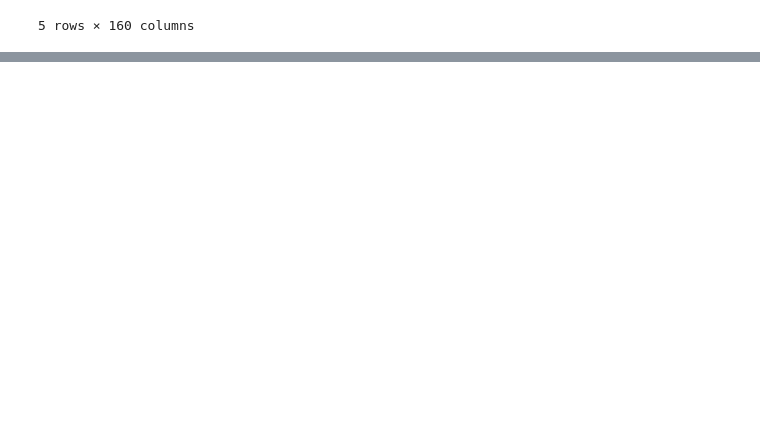
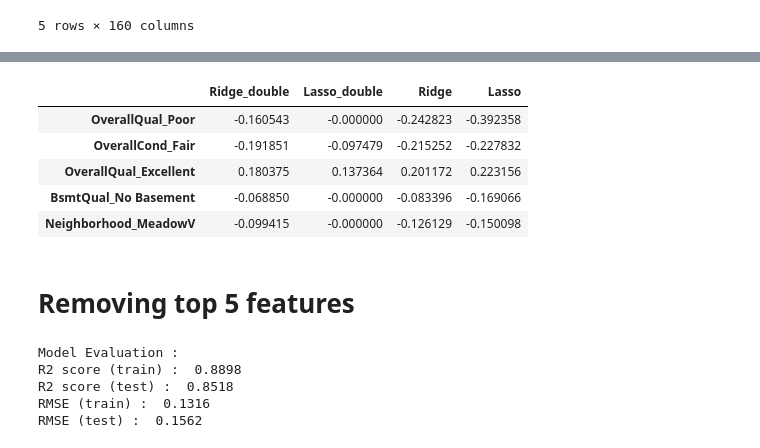
Before and after one commit to mikhil-varshney/House-Price-Prediction, a Jupyter notebook: Assignment Surprise.ipynb, the cells around one changed output, grey strips where cells are left out. Cells and saved outputs as stored; diff of their text form; code cells hidden in the pictures; blank space fills up the shorter version.

```diff
--- a/Assignment Surprise.ipynb
+++ b/Assignment Surprise.ipynb
@@ -1278,0 +1280,14 @@ final_metric
+# %%
+# Model Building
+ridge_model = Ridge(alpha=4)
+ridge_model.fit(X_train, y_train)
+
+# Predicting
+y_train_pred = ridge_model.predict(X_train)
+y_test_pred = ridge_model.predict(X_test)
+
+print("Model Evaluation :")
+print('R2 score (train) : ',round(r2_score(y_train,y_train_pred), 4))
+print('R2 score (test) : ',round(r2_score(y_test,y_test_pred), 4))
+print('RMSE (train) : ', round(np.sqrt(mean_squared_error(y_train, y_train_pred)), 4))
+print('RMSE (test) : ', round(np.sqrt(mean_squared_error(y_test, y_test_pred)), 4))
@@ -1278,0 +1300,14 @@ final_metric
+# %%
+# Model Building
+lasso_model = Lasso(alpha=0.0025)
+lasso_model.fit(X_train, y_train)
+
+# Predicting
+y_train_pred = lasso_model.predict(X_train)
+y_test_pred = lasso_model.predict(X_test)
+
+print("Model Evaluation :")
+print('R2 score (train) : ',round(r2_score(y_train,y_train_pred), 4))
+print('R2 score (test) : ',round(r2_score(y_test,y_test_pred), 4))
+print('RMSE (train) : ', round(np.sqrt(mean_squared_error(y_train, y_train_pred)), 4))
+print('RMSE (test) : ', round(np.sqrt(mean_squared_error(y_test, y_test_pred)), 4))
@@ -1278,0 +1320,12 @@ final_metric
+# %%
+model_coefficients = pd.DataFrame(index=X_test.columns)
+model_coefficients.rows = X_test.columns
+
+model_coefficients['Ridge_double'] = ridge_model.coef_
+model_coefficients['Lasso_double'] = lasso_model.coef_
+model_coefficients['Ridge'] = ridge.coef_
+model_coefficients['Lasso'] = lasso.coef_
+pd.set_option('display.max_rows', None)
+# %%
+model_coef = model_coefficients[model_coefficients['Lasso']!=0].sort_values(by='Lasso', ascending=False, key=abs)
+model_coef
@@ -1278,0 +1350,35 @@ final_metric
+# %%
+# Top 5 featues
+model_coef[:5]
+# %% [output]
+|  | Ridge_double | Lasso_double | Ridge | Lasso |
+| OverallQual_Poor | -0.160543 | -0.000000 | -0.242823 | -0.392358 |
+| OverallCond_Fair | -0.191851 | -0.097479 | -0.215252 | -0.227832 |
+| OverallQual_Excellent | 0.180375 | 0.137364 | 0.201172 | 0.223156 |
+| BsmtQual_No Basement | -0.068850 | -0.000000 | -0.083396 | -0.169066 |
+| Neighborhood_MeadowV | -0.099415 | -0.000000 | -0.126129 | -0.150098 |
+# %% [markdown]
+# Removing top 5 features
+# %%
+# Model Building
+X_train_r = X_train.drop(['OverallQual_Poor','OverallCond_Fair','OverallQual_Excellent','BsmtQual_No Basement','Neighborhood_MeadowV'], axis = 1)
+X_test_r = X_test.drop(['OverallQual_Poor','OverallCond_Fair','OverallQual_Excellent','BsmtQual_No Basement','Neighborhood_MeadowV'], axis = 1)
+
+lasso_model = Lasso(alpha=0.001)
+lasso_model.fit(X_train_r, y_train)
+
+# Predicting
+y_train_pred = lasso_model.predict(X_train_r)
+y_test_pred = lasso_model.predict(X_test_r)
+
+print("Model Evaluation :")
+print('R2 score (train) : ',round(r2_score(y_train,y_train_pred), 4))
+print('R2 score (test) : ',round(r2_score(y_test,y_test_pred), 4))
+print('RMSE (train) : ', round(np.sqrt(mean_squared_error(y_train, y_train_pred)), 4))
+print('RMSE (test) : ', round(np.sqrt(mean_squared_error(y_test, y_test_pred)), 4))
+# %% [output]
+Model Evaluation :
+R2 score (train) :  0.8898
+R2 score (test) :  0.8518
+RMSE (train) :  0.1316
+RMSE (test) :  0.1562
```
Also changed, not shown: parts of 58 cells of this notebook.
